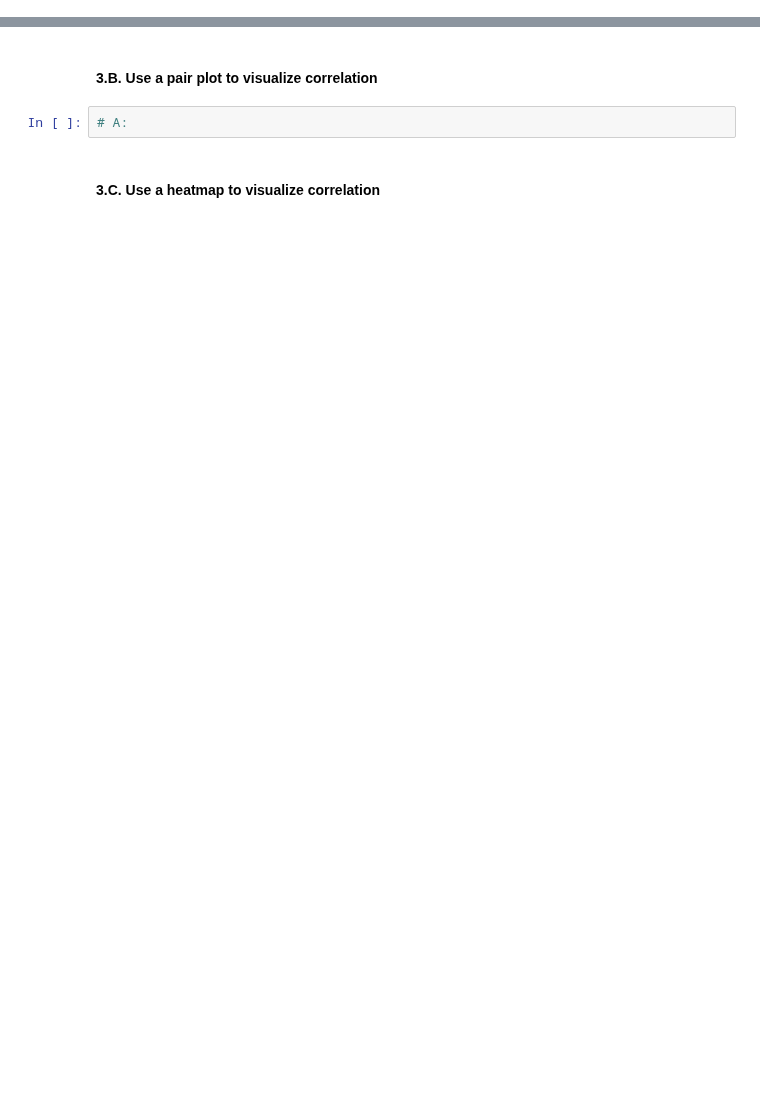
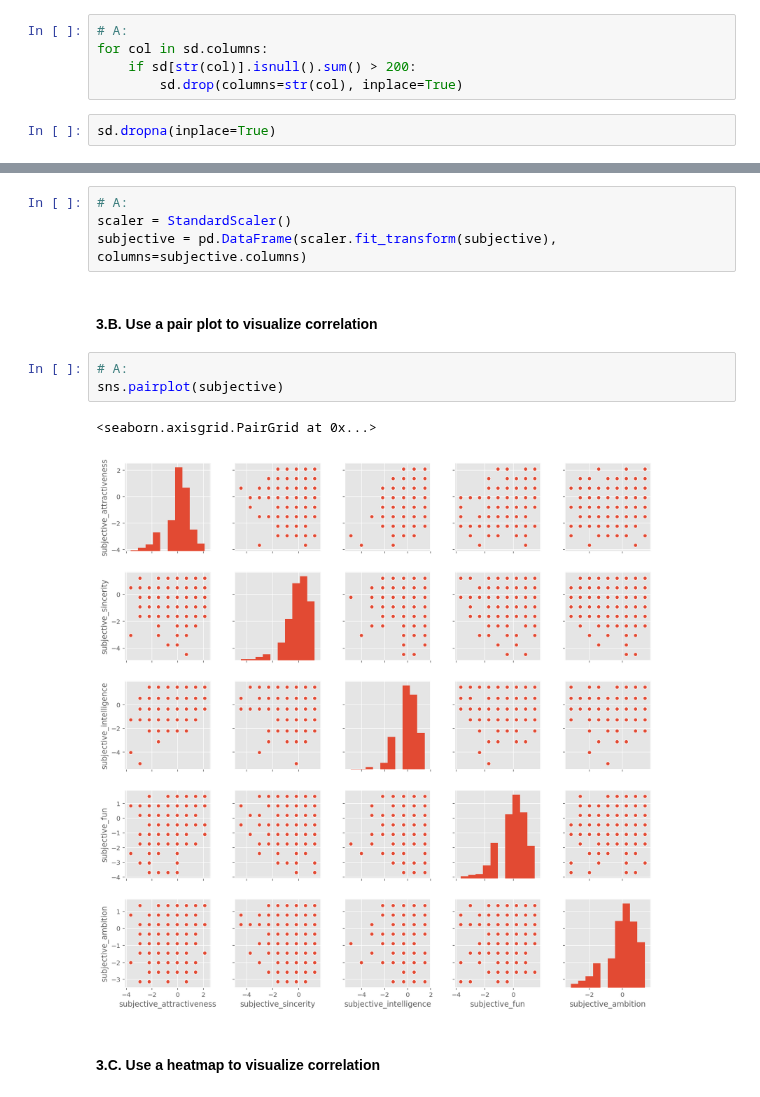
Before and after one commit to a3o1m2/DSI11-lessons, a Jupyter notebook: week07/day2_principal_component_analysis/pca-intro-lab/pca-intro-lab-starter.ipynb, the cells around one changed output, grey strips where cells are left out. Drawn from its saved outputs; the diff is of its cells as text; blank space fills up the shorter version.

```diff
--- a/week07/day2_principal_component_analysis/pca-intro-lab/pca-intro-lab-starter.ipynb
+++ b/week07/day2_principal_component_analysis/pca-intro-lab/pca-intro-lab-starter.ipynb
@@ -87,3 +85,10 @@ sd = pd.read_csv('../../../../resource-datasets/speed_dating/speed_dating_v1.csv
+# %%
+# A:
+for col in sd.columns:
+    if sd[str(col)].isnull().sum() > 200:
+        sd.drop(columns=str(col), inplace=True)
+# %%
+sd.dropna(inplace=True)
 # %% [markdown]
 ---
 
@@ -106,7 +109,15 @@ subjective = sd[subjective_cols]
+# %%
+# A:
+scaler = StandardScaler()
+subjective = pd.DataFrame(scaler.fit_transform(subjective), columns=subjective.columns)
 # %% [markdown]
 #### 3.B. Use a pair plot to visualize correlation
 # %%
 # A:
+sns.pairplot(subjective)
+# %% [output]
+<seaborn.axisgrid.PairGrid at 0x...>
+[figure, added]
 # %% [markdown]
 #### 3.C. Use a heatmap to visualize correlation
 # %%
```
Also changed, not shown: parts of 35 cells of this notebook, 7 other files.
